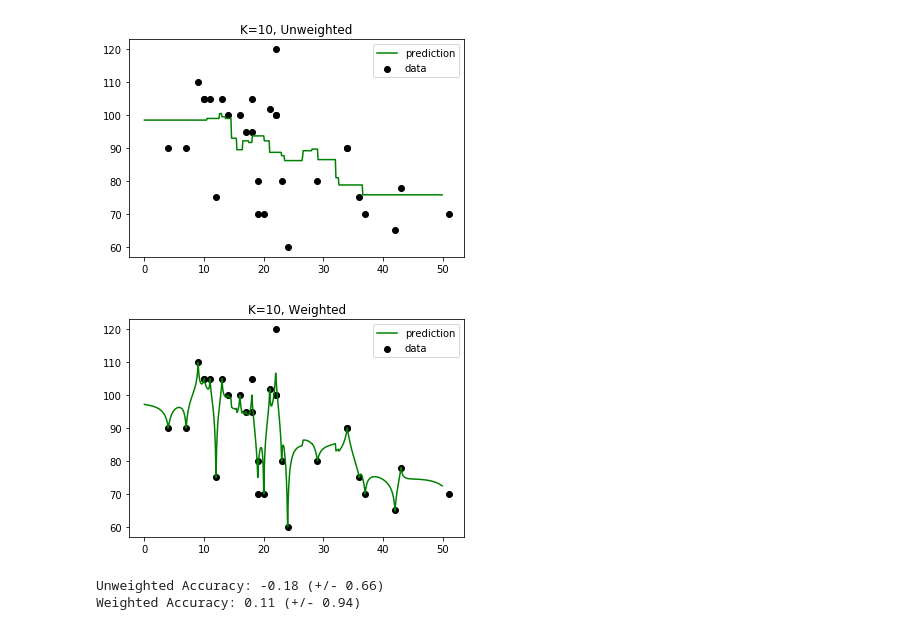
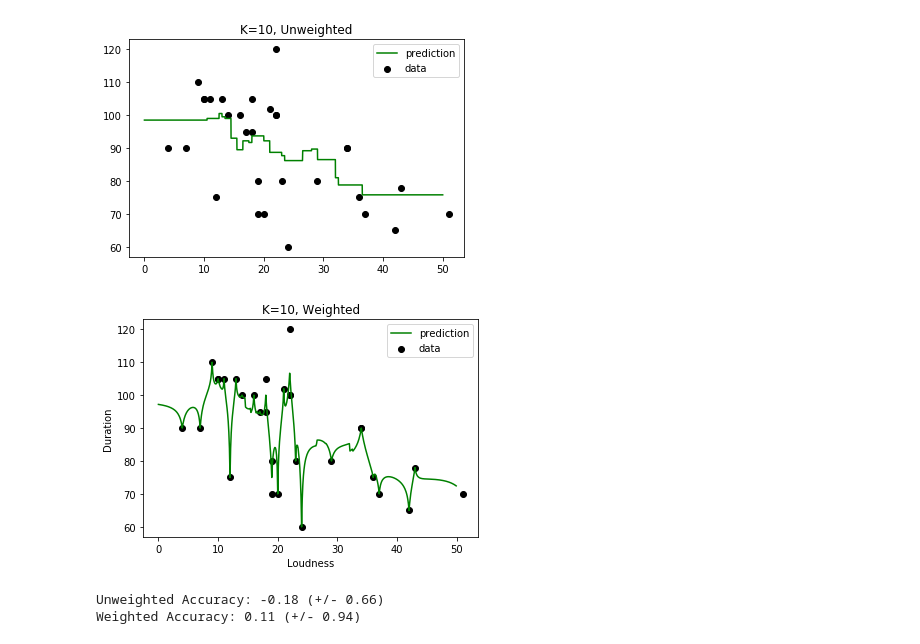
Before and after one commit to Avalon1000/Thinkful, a Jupyter notebook: Module 23.4.ipynb, the cells around one changed output. Drawn from its saved outputs; the diff is of its cells as text; code cells hidden in the pictures.

```diff
--- a/Module 23.4.ipynb
+++ b/Module 23.4.ipynb
@@ -39,23 +41,25 @@ plt.show()
 [figure]
 # %%
 # Run the same model, this time with weights.
-knn_w = neighbors.KNeighborsRegressor(n_neighbors=10, weights='distance')
+knn_w = neighbors.KNeighborsRegressor(n_neighbors= 10, weights='distance')
 X = pd.DataFrame(music.loudness)
 Y = music.bpm
 knn_w.fit(X, Y)
 
 # Set up our prediction line.
 T = np.arange(0, 50, 0.1)[:, np.newaxis]
 
 Y_ = knn_w.predict(T)
 
 plt.scatter(X, Y, c='k', label='data')
 plt.plot(T, Y_, c='g', label='prediction')
 plt.legend()
+plt.xlabel('Loudness')
+plt.ylabel('Duration')
 plt.title('K=10, Weighted')
 plt.show()
 # %% [output]
-[figure, old version]
+[figure, new version]
 # %%
 from sklearn.model_selection import cross_val_score
 score = cross_val_score(knn, X, Y, cv=5)
```
Also changed, not shown: parts of 2 cells of this notebook.
